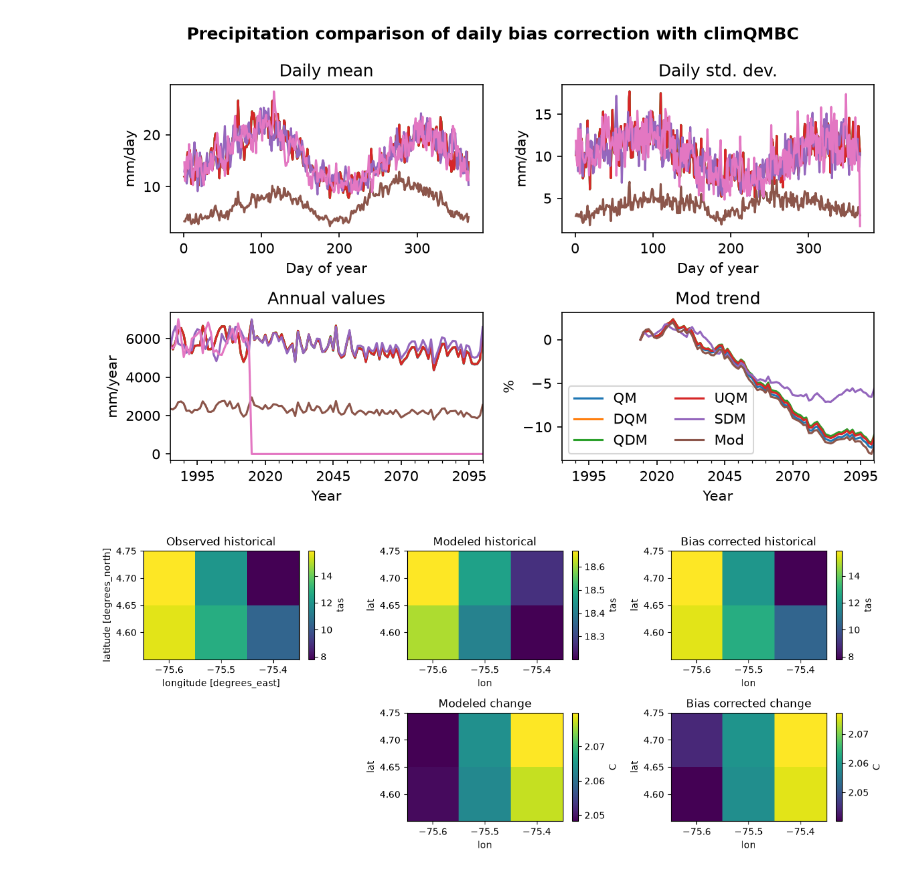
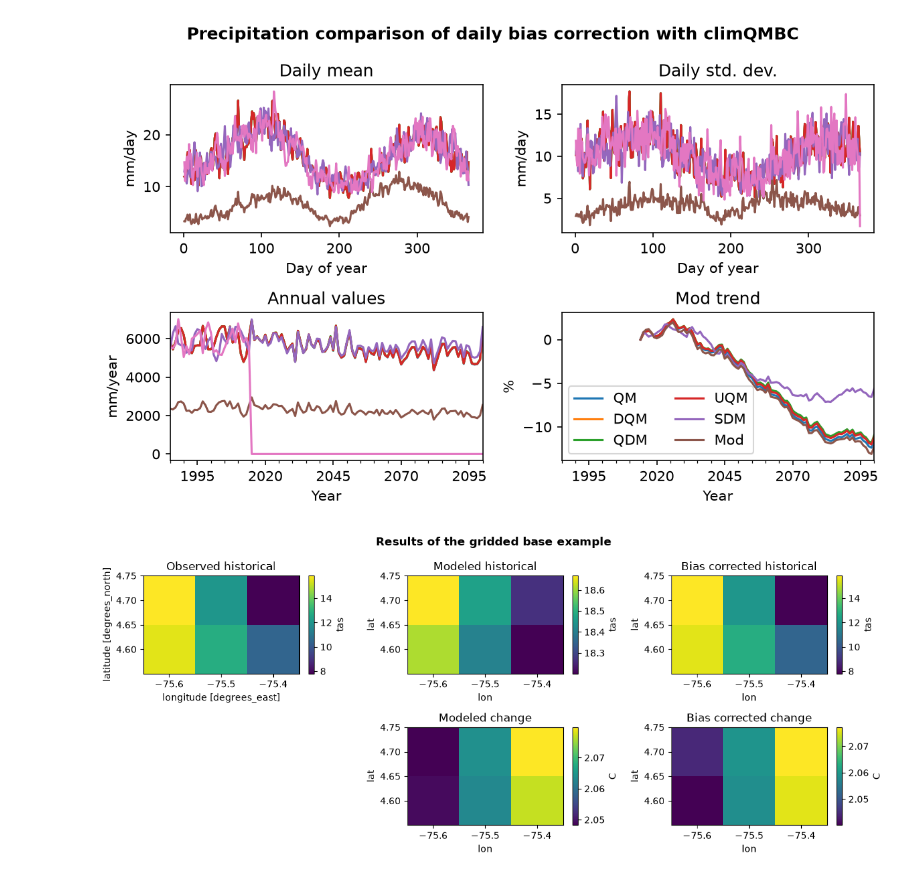
Before and after one commit to saedoquililongo/climQMBC, a Jupyter notebook: Example_notebook.ipynb, the cells around one changed output. Cells and saved outputs as stored; diff of their text form; code cells hidden in the pictures.

Commit message:
Update Example notebook - grid based example

```diff
--- a/Example_notebook.ipynb
+++ b/Example_notebook.ipynb
@@ -322,31 +322,32 @@ else:
     delta_bc = mean_bc_f-mean_bc_h
 
     change_unit = 'C'
 
 
 plt.figure(figsize=(12,5))
+plt.suptitle('Results of the gridded base example', fontweight='bold')
 
 plt.subplot(2,3,1)
 mean_obs_h.plot(cbar_kwargs={'label': variable})
 plt.title('Observed historical')
 
 plt.subplot(2,3,2)
 mean_mod_h.plot(cbar_kwargs={'label': variable})
 plt.title('Modeled historical')
 
 plt.subplot(2,3,3)
 mean_bc_h.plot(cbar_kwargs={'label': variable})
 plt.title('Bias corrected historical')
 
 plt.subplot(2,3,5)
 delta_mod.plot(cbar_kwargs={'label': change_unit})
 plt.title('Modeled change')
 
 plt.subplot(2,3,6)
 delta_bc.plot(cbar_kwargs={'label': change_unit})
 plt.title('Bias corrected change')
 
 plt.tight_layout()
 plt.show()
 # %% [output]
-[figure, old version]
+[figure, new version]
```
